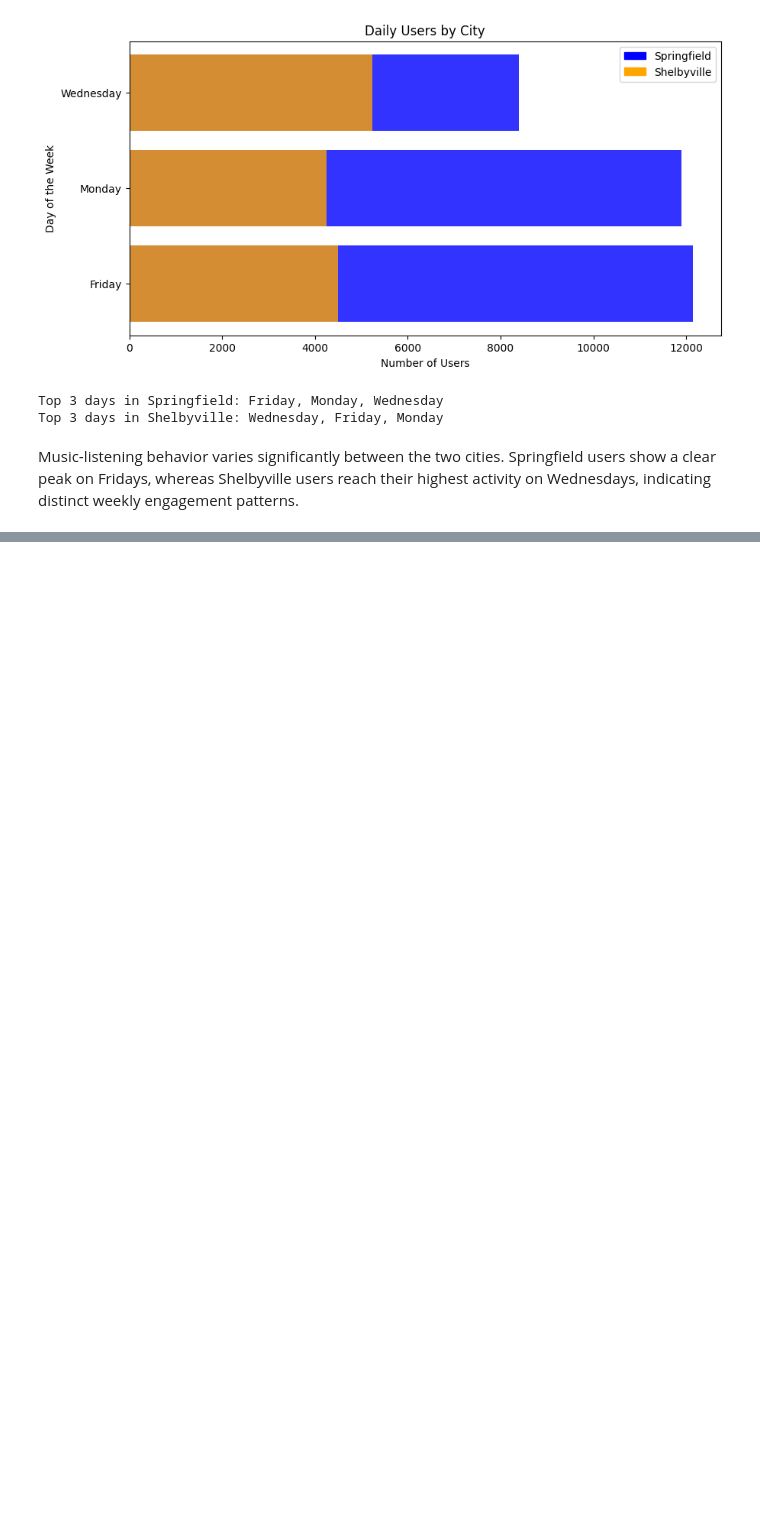
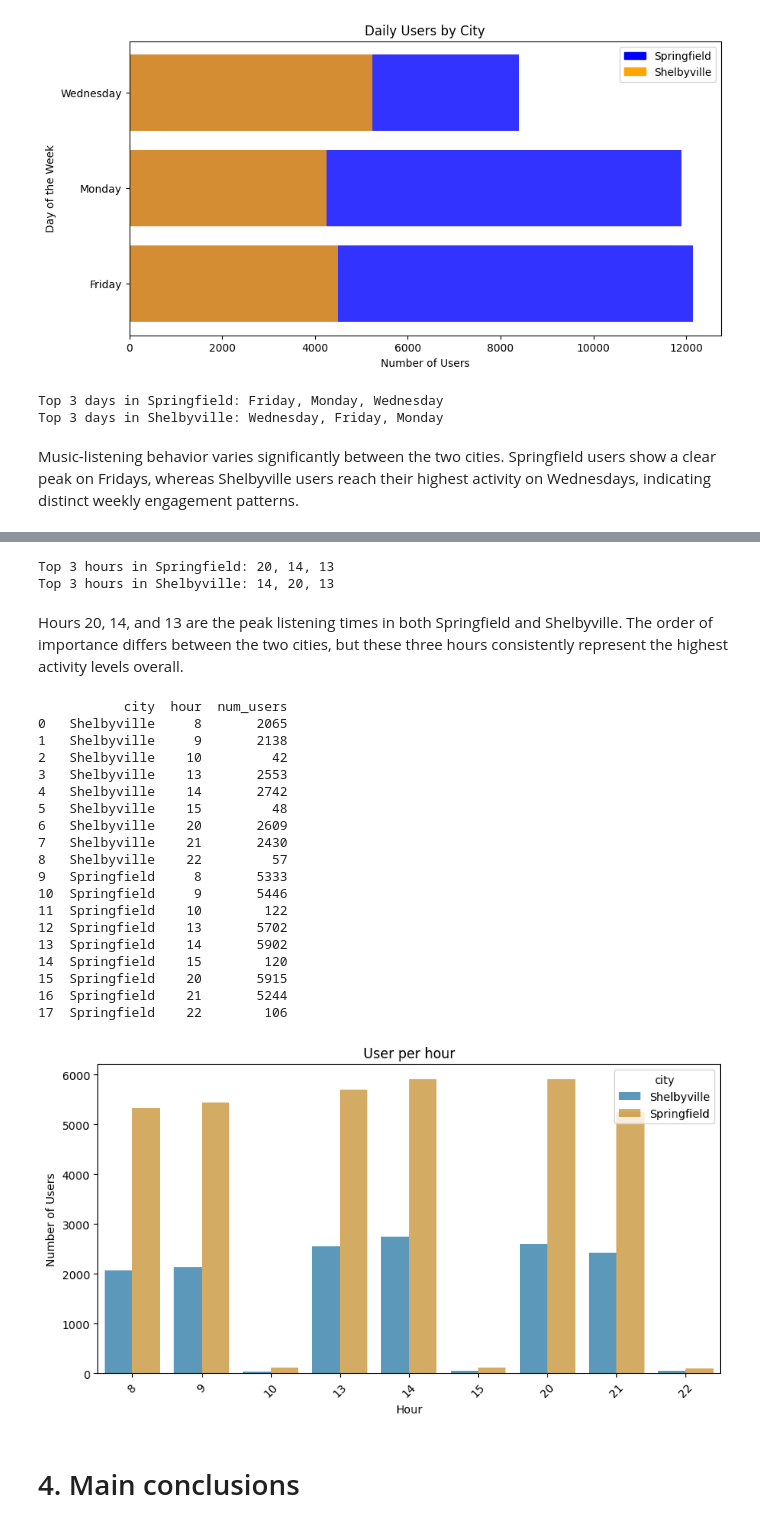
Before and after one commit to Faissen/Musical-preferences-Springfield-vs-Shelbyville---Tripleten-Bootcamp, a Jupyter notebook: Data_analysis.ipynb, the cells around one changed output, grey strips where cells are left out. Cells and saved outputs as stored; diff of their text form; code cells hidden in the pictures; blank space fills up the shorter version.

Commit message:
Daily users by hour plotted

```diff
--- a/Data_analysis.ipynb
+++ b/Data_analysis.ipynb
@@ -145,0 +151,5 @@ Music‑listening behavior varies significantly between the two cities. Springfi
+# %%
+#Create hour column
+music_df['time'] = pd.to_datetime(music_df['time'], errors='coerce')
+music_df['hour'] = music_df['time'].dt.hour
+print(music_df.head())
@@ -145,0 +170,67 @@ Music‑listening behavior varies significantly between the two cities. Springfi
+# %%
+# Function to get top 3 hours per city
+def top_hours_per_city(df, city):
+    #Filter data for the specified city
+    city_data = df[df['city'] == city]
+    #Group by hour and count unique users
+    top_hours = (city_data.groupby('hour')['user_id']
+                .nunique()
+                .reset_index(name='num_users')
+                .sort_values(by='num_users', ascending=False)
+                .head(3))
+    return top_hours
+
+#Get top hours for each city
+top_hours_sprg = top_hours_per_city(music_df, 'Springfield')
+top_hours_shlb = top_hours_per_city(music_df, 'Shelbyville')
+print(f'Top 3 hours in Springfield: {", ".join(top_hours_sprg["hour"].astype(str))}')
+print(f'Top 3 hours in Shelbyville: {", ".join(top_hours_shlb["hour"].astype(str))}')
+# %% [output]
+Top 3 hours in Springfield: 20, 14, 13
+Top 3 hours in Shelbyville: 14, 20, 13
+# %% [markdown]
+Hours 20, 14, and 13 are the peak listening times in both Springfield and Shelbyville. The order of importance differs between the two cities, but these three hours consistently represent the highest activity levels overall.
+# %%
+#Combine both dataframes
+music_per_hour = (music_df
+                  .groupby(['city','hour'])['user_id']
+                  .nunique()
+                  .reset_index(name='num_users')
+                  #.sort_values(by='hour', ascending=True)
+                  )
+
+print(music_per_hour.head(24))
+#Plot the top genres by city
+plt.figure(figsize=(10,5)) #Define plot size
+sns.barplot(data=music_per_hour, x='hour', y='num_users', hue='city',
+            palette='colorblind', alpha=0.7
+            ) #Create bar plot
+#Customize the plot
+plt.title('User per hour')
+plt.xlabel('Hour')
+plt.ylabel('Number of Users')
+plt.xticks(rotation=45)
+plt.show() #Display the plot
+# %% [output]
+           city  hour  num_users
+0   Shelbyville     8       2065
+1   Shelbyville     9       2138
+2   Shelbyville    10         42
+3   Shelbyville    13       2553
+4   Shelbyville    14       2742
+5   Shelbyville    15         48
+6   Shelbyville    20       2609
+7   Shelbyville    21       2430
+8   Shelbyville    22         57
+9   Springfield     8       5333
+10  Springfield     9       5446
+11  Springfield    10        122
+12  Springfield    13       5702
+13  Springfield    14       5902
+14  Springfield    15        120
+15  Springfield    20       5915
+16  Springfield    21       5244
+17  Springfield    22        106
+[figure, added]
+# %% [markdown]
+# 4. Main conclusions
```
Also changed, not shown: parts of 7 cells of this notebook.
